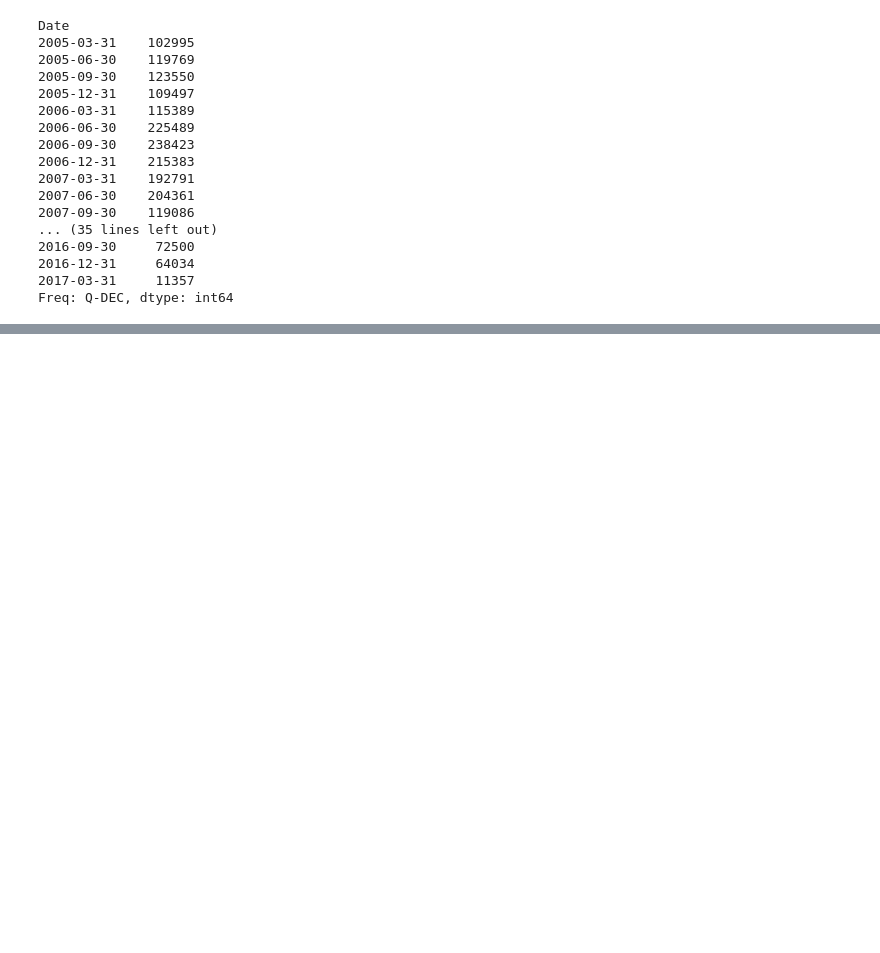
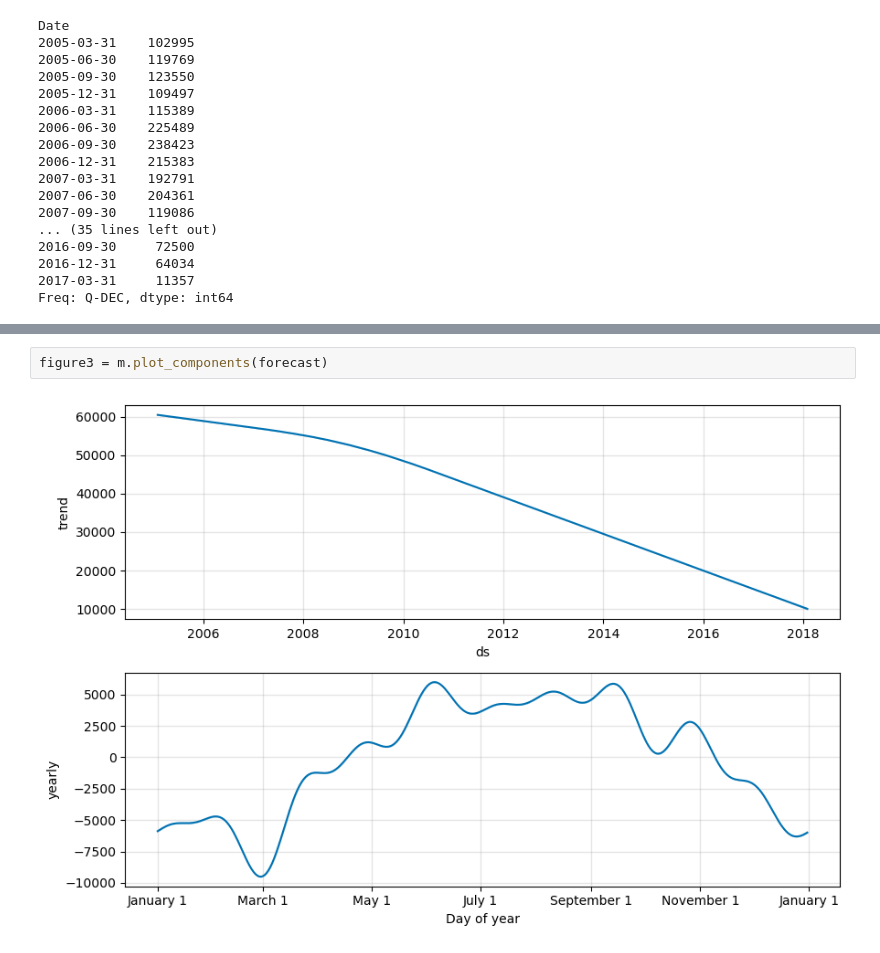
Before and after one commit to fegarciatejada/Facebook-Prophet, a Jupyter notebook: Prophet.ipynb, the cells around one changed output, grey strips where cells are left out. Cells and saved outputs as stored; diff of their text form; blank space fills up the shorter version.

```diff
--- a/Prophet.ipynb
+++ b/Prophet.ipynb
@@ -259,0 +368,4 @@ Freq: Q-DEC, dtype: int64
+# %%
+figure3 = m.plot_components(forecast)
+# %% [output]
+[figure, added]
```
Also changed, not shown: parts of 13 cells of this notebook.
